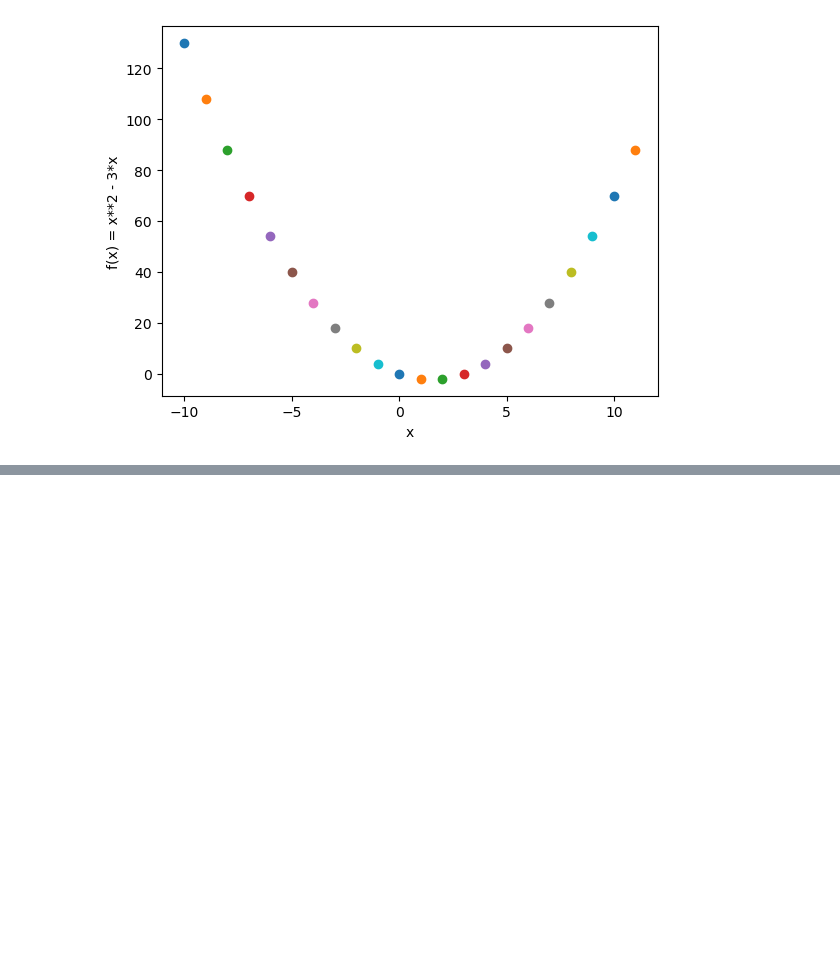
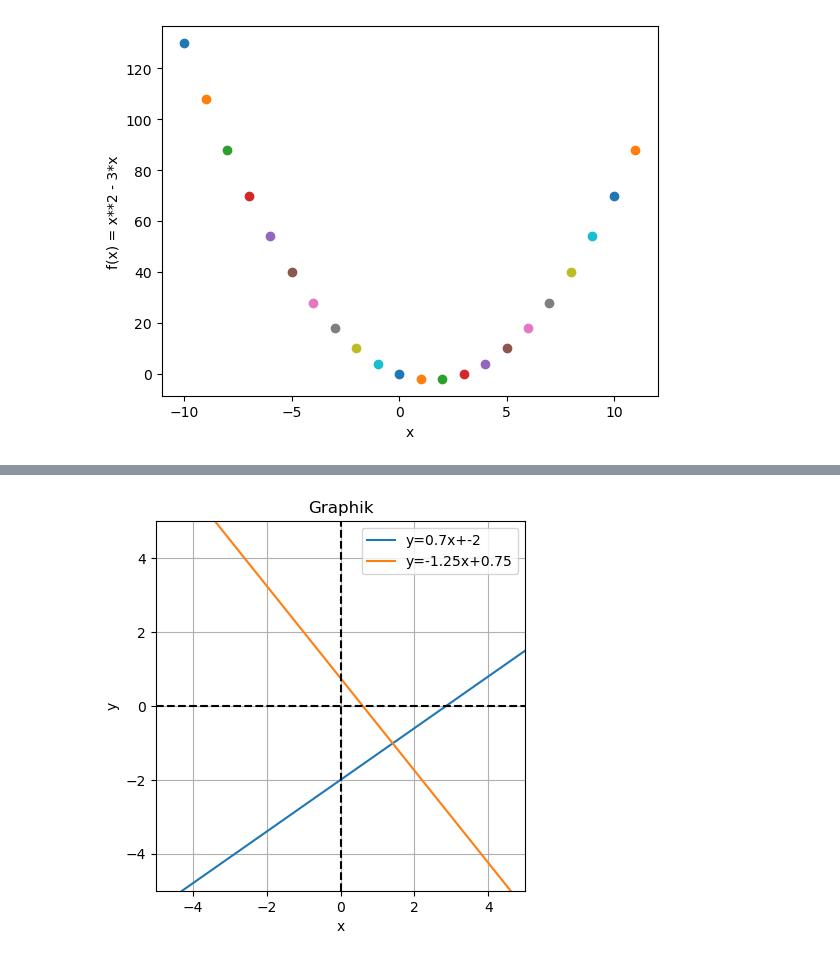
Before and after one commit to Kantulaev/ML_projects, a Jupyter notebook: lesson_4_Visualisation.ipynb, the cells around one changed output, grey strips where cells are left out. Cells and saved outputs as stored; diff of their text form; code cells hidden in the pictures; blank space fills up the shorter version.

```diff
--- a/lesson_4_Visualisation.ipynb
+++ b/lesson_4_Visualisation.ipynb
@@ -22,0 +46,27 @@ plt.show()
+# %%
+x = [-10, 10]
+m = [0.7, -1.25]
+b = [-2, 0.75]
+
+
+for i in range(len(m)):
+    y = m[i]*np.array(x) + b[i]
+    plt.plot(x, y, label='y=%sx+%s' % (m[i], b[i]))
+
+plt.axis('square')
+plt.grid()
+plt.legend()
+
+plt.xlabel('x')
+plt.ylabel('y')
+plt.title('Graphik')
+
+plt.xlim(-5, 5)
+plt.ylim(-5, 5)
+axis = plt.gca()
+plt.plot([0, 0], axis.get_xlim(), ('k--'))
+plt.plot(axis.get_ylim(), [0, 0], ('k--'))
+
+plt.show()
+# %% [output]
+[figure, added]
```
Also changed, not shown: parts of 3 cells of this notebook.
